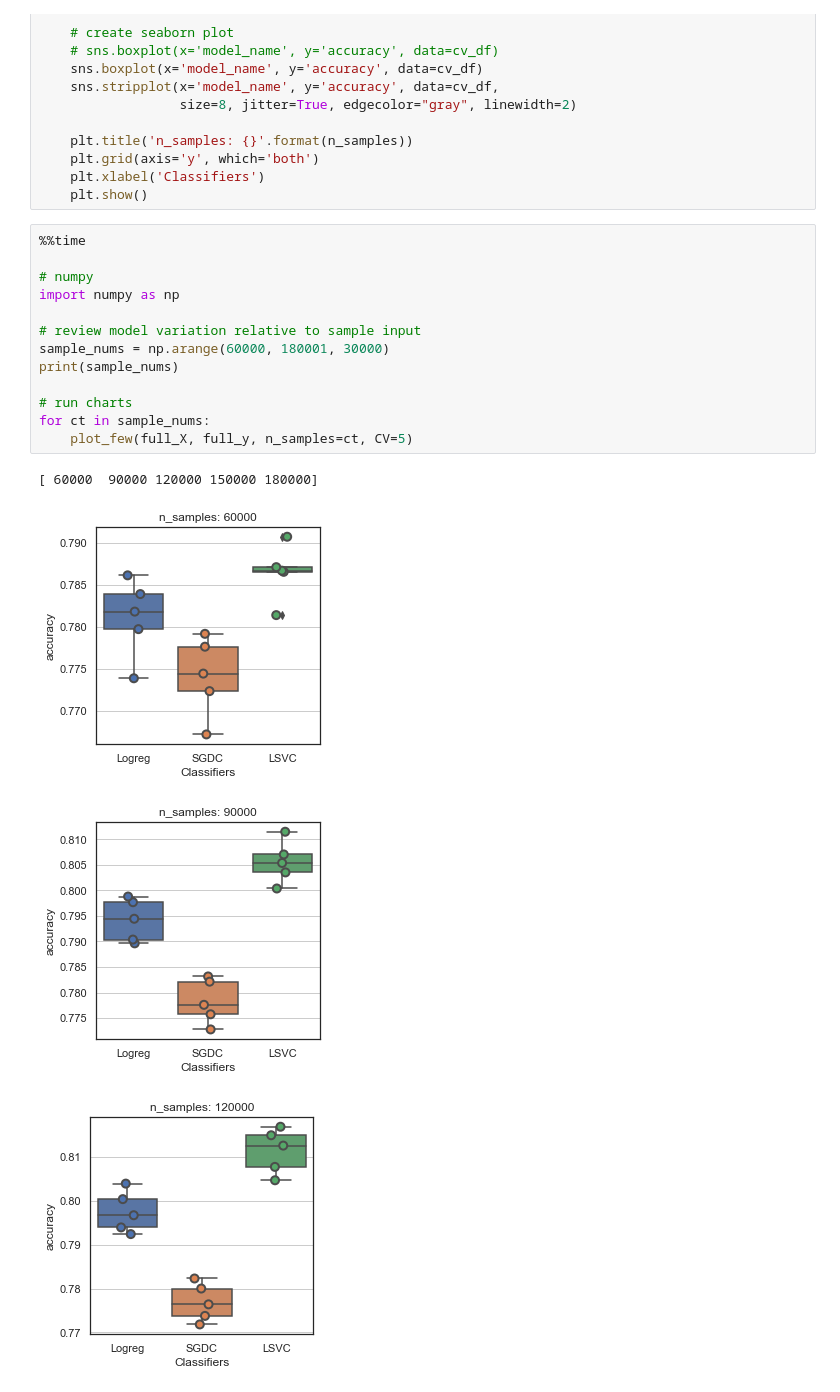
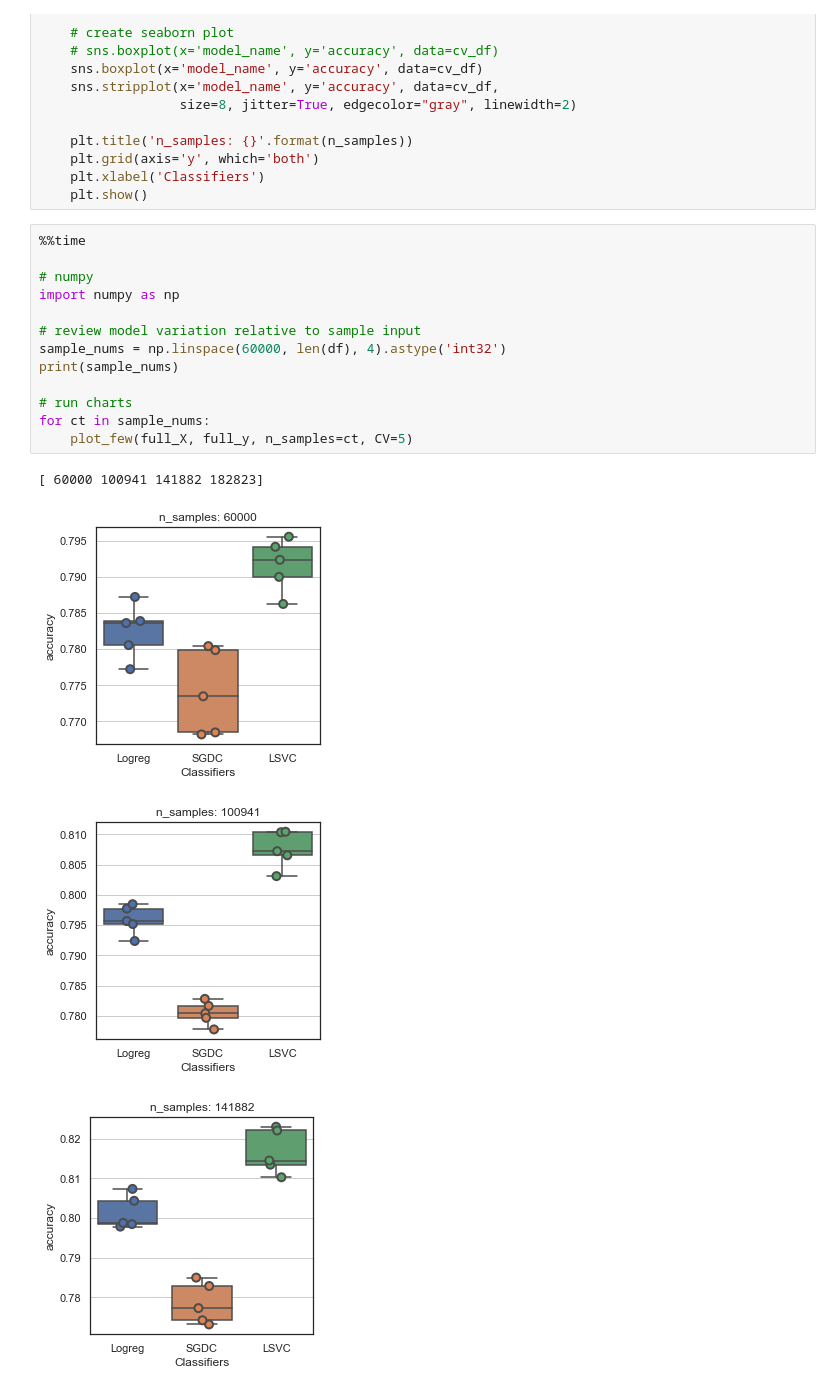
Before and after one commit to jameshollisandrew/springboard_capstone_00, a Jupyter notebook: capstone_01_overview.ipynb, the cells around one changed output. Drawn from its saved outputs; the diff is of its cells as text.

```diff
--- a/capstone_01_overview.ipynb
+++ b/capstone_01_overview.ipynb
@@ -1138,18 +1154,18 @@ def plot_few(X, y, n_samples=1000, CV=5):
 # %%
 %%time
 
 # numpy
 import numpy as np
 
 # review model variation relative to sample input
-sample_nums = np.arange(60000, 180001, 30000)
+sample_nums = np.linspace(60000, len(df), 4).astype('int32')
 print(sample_nums)
 
 # run charts
 for ct in sample_nums:
     plot_few(full_X, full_y, n_samples=ct, CV=5)
 # %% [output]
-[ 60000  90000 120000 150000 180000]
+[ 60000 100941 141882 182823]
-[figure, old version]
+[figure, new version]
-[figure, old version]
+[figure, new version]
-[figure, old version]
+[figure, new version]
```
Also changed, not shown: parts of 26 cells of this notebook.
